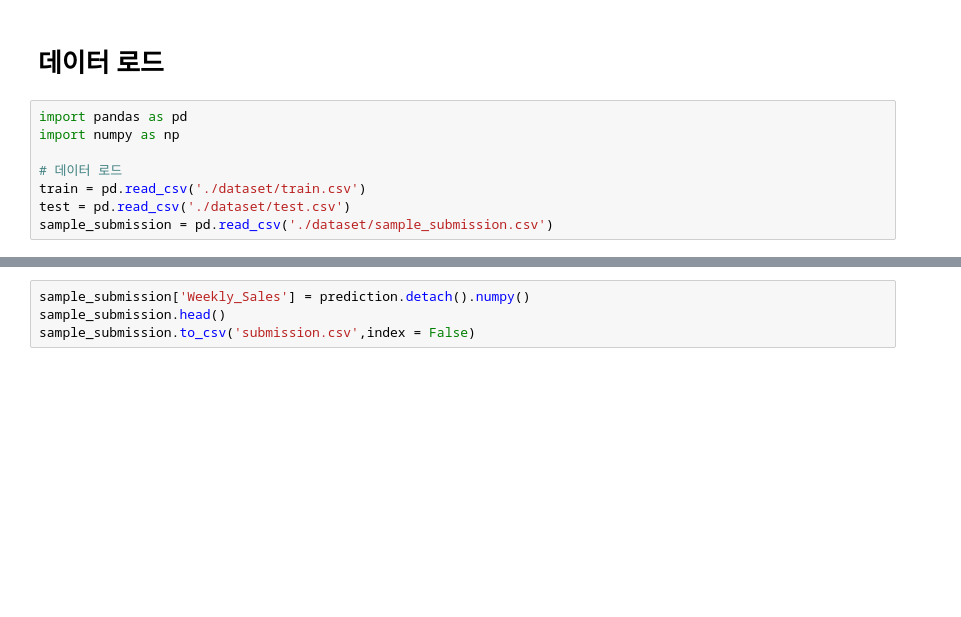
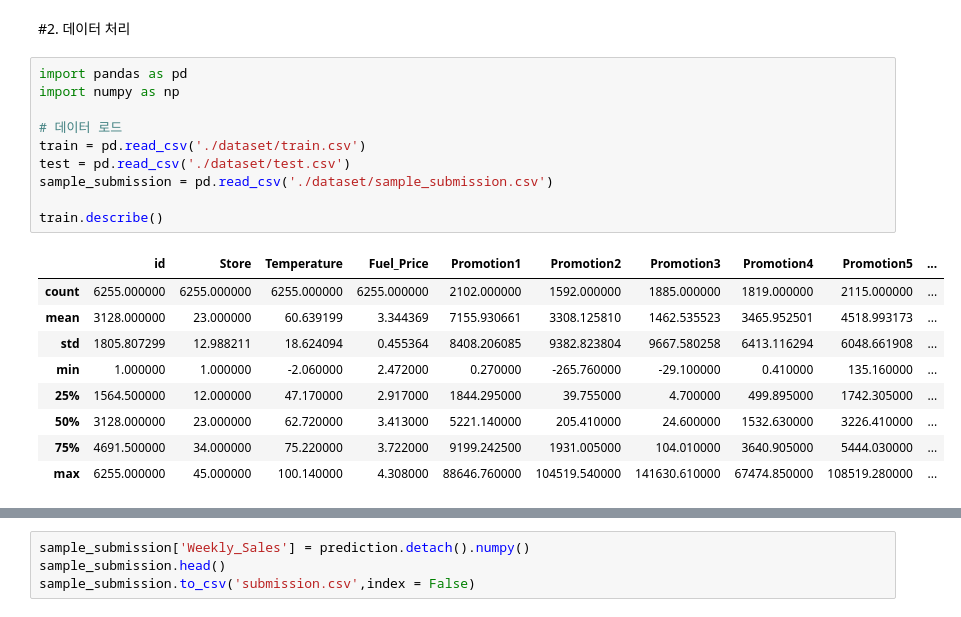
Before and after one commit to jodog0412/Competitions, a Jupyter notebook: SHOPPING_REGRESSION.ipynb, the cells around one changed output, grey strips where cells are left out. Drawn from its saved outputs; the diff is of its cells as text; blank space fills up the shorter version.

```diff
--- a/SHOPPING_REGRESSION.ipynb
+++ b/SHOPPING_REGRESSION.ipynb
@@ -15,10 +32,22 @@ Drive already mounted at /content/drive; to attempt to forcibly remount, call dr
 # %% [markdown]
-# 데이터 로드
+#2. 데이터 처리
 # %%
 import pandas as pd
 import numpy as np
 
 # 데이터 로드
 train = pd.read_csv('./dataset/train.csv')
 test = pd.read_csv('./dataset/test.csv')
 sample_submission = pd.read_csv('./dataset/sample_submission.csv')
+
+train.describe()
+# %% [output]
+|  | id | Store | Temperature | Fuel_Price | Promotion1 | Promotion2 | Promotion3 | Promotion4 | Promotion5 | ... |
+| count | 6255.000000 | 6255.000000 | 6255.000000 | 6255.000000 | 2102.000000 | 1592.000000 | 1885.000000 | 1819.000000 | 2115.000000 | ... |
+| mean | 3128.000000 | 23.000000 | 60.639199 | 3.344369 | 7155.930661 | 3308.125810 | 1462.535523 | 3465.952501 | 4518.993173 | ... |
+| std | 1805.807299 | 12.988211 | 18.624094 | 0.455364 | 8408.206085 | 9382.823804 | 9667.580258 | 6413.116294 | 6048.661908 | ... |
+| min | 1.000000 | 1.000000 | -2.060000 | 2.472000 | 0.270000 | -265.760000 | -29.100000 | 0.410000 | 135.160000 | ... |
+| 25% | 1564.500000 | 12.000000 | 47.170000 | 2.917000 | 1844.295000 | 39.755000 | 4.700000 | 499.895000 | 1742.305000 | ... |
+| 50% | 3128.000000 | 23.000000 | 62.720000 | 3.413000 | 5221.140000 | 205.410000 | 24.600000 | 1532.630000 | 3226.410000 | ... |
+| 75% | 4691.500000 | 34.000000 | 75.220000 | 3.722000 | 9199.242500 | 1931.005000 | 104.010000 | 3640.905000 | 5444.030000 | ... |
+| max | 6255.000000 | 45.000000 | 100.140000 | 4.308000 | 88646.760000 | 104519.540000 | 141630.610000 | 67474.850000 | 108519.280000 | ... |
```
Also changed, not shown: parts of 20 cells of this notebook.
